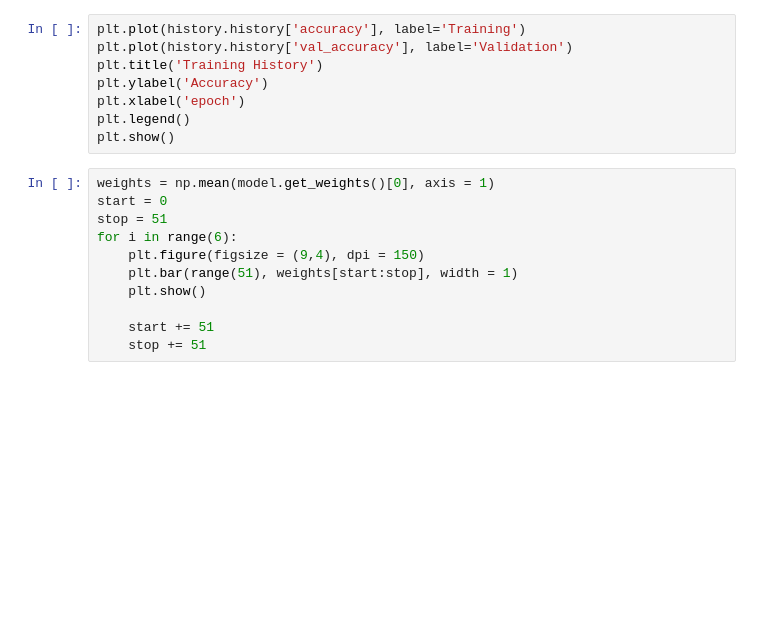
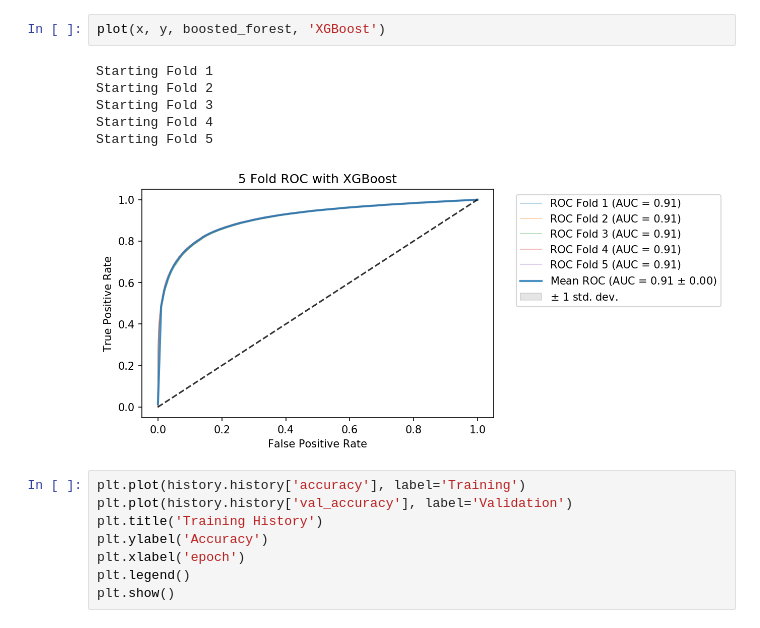
Before and after one commit to ivanmontero/dna-modification-detection, a Jupyter notebook: notebooks/classification.ipynb, the cells around one changed output. Drawn from its saved outputs; the diff is of its cells as text; blank space fills up the shorter version.

```diff
--- a/notebooks/classification.ipynb
+++ b/notebooks/classification.ipynb
@@ -48,3 +168,12 @@ history = model.fit(x_train, y_train, validation_data = (x_test, y_test), epochs
+# %%
+plot(x, y, boosted_forest, 'XGBoost')
+# %% [output]
+Starting Fold 1
+Starting Fold 2
+Starting Fold 3
+Starting Fold 4
+Starting Fold 5
+[figure, added]
 # %%
 plt.plot(history.history['accuracy'], label='Training')
 plt.plot(history.history['val_accuracy'], label='Validation')
@@ -53,14 +182,3 @@ plt.ylabel('Accuracy')
 plt.xlabel('epoch')
 plt.legend()
 plt.show()
-# %%
-weights = np.mean(model.get_weights()[0], axis = 1)
-start = 0
-stop = 51
-for i in range(6):
-    plt.figure(figsize = (9,4), dpi = 150)
-    plt.bar(range(51), weights[start:stop], width = 1)
-    plt.show()
-
-    start += 51
-    stop += 51
```
Also changed, not shown: parts of 14 cells of this notebook, 7 other files.
